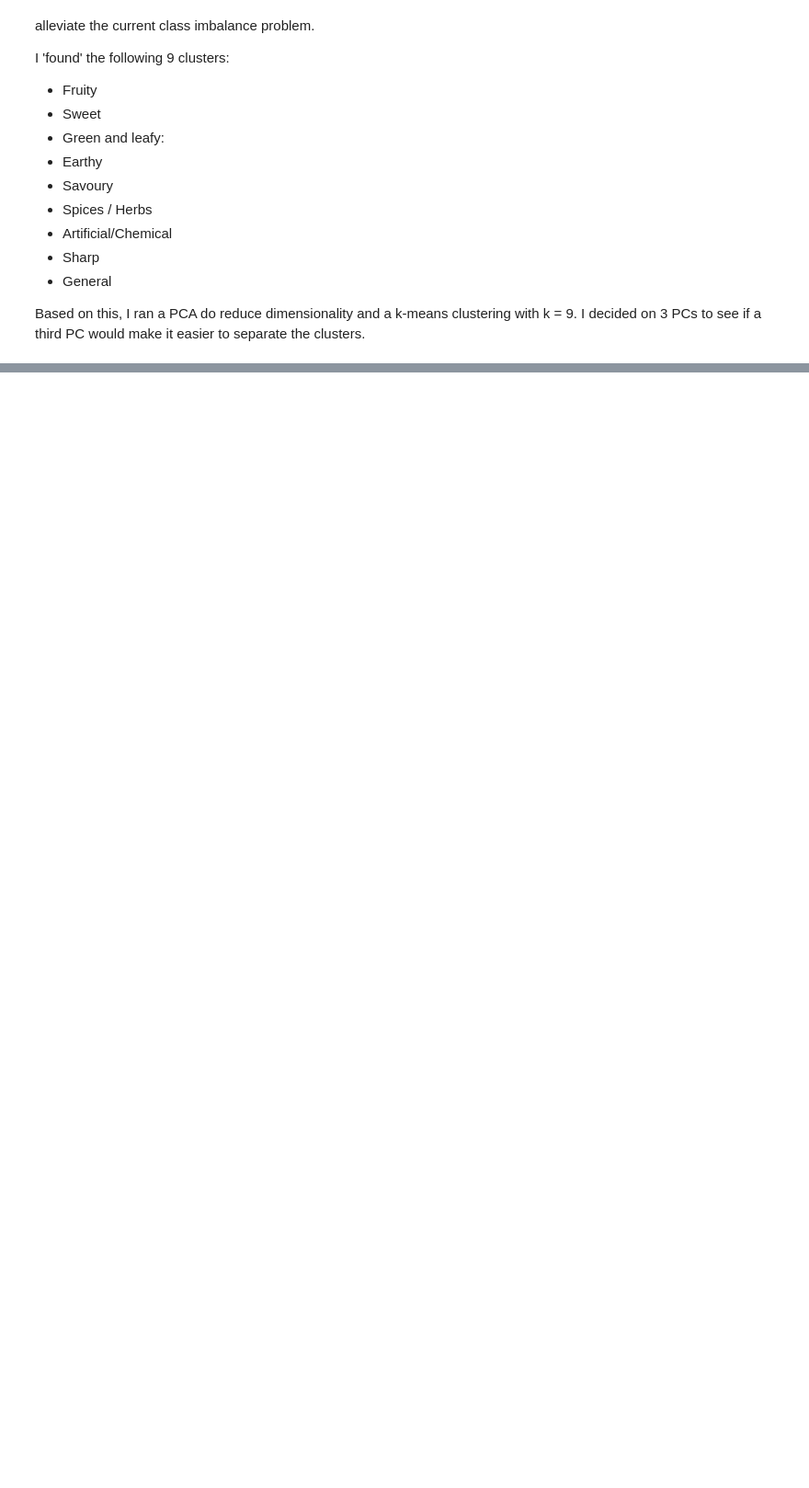
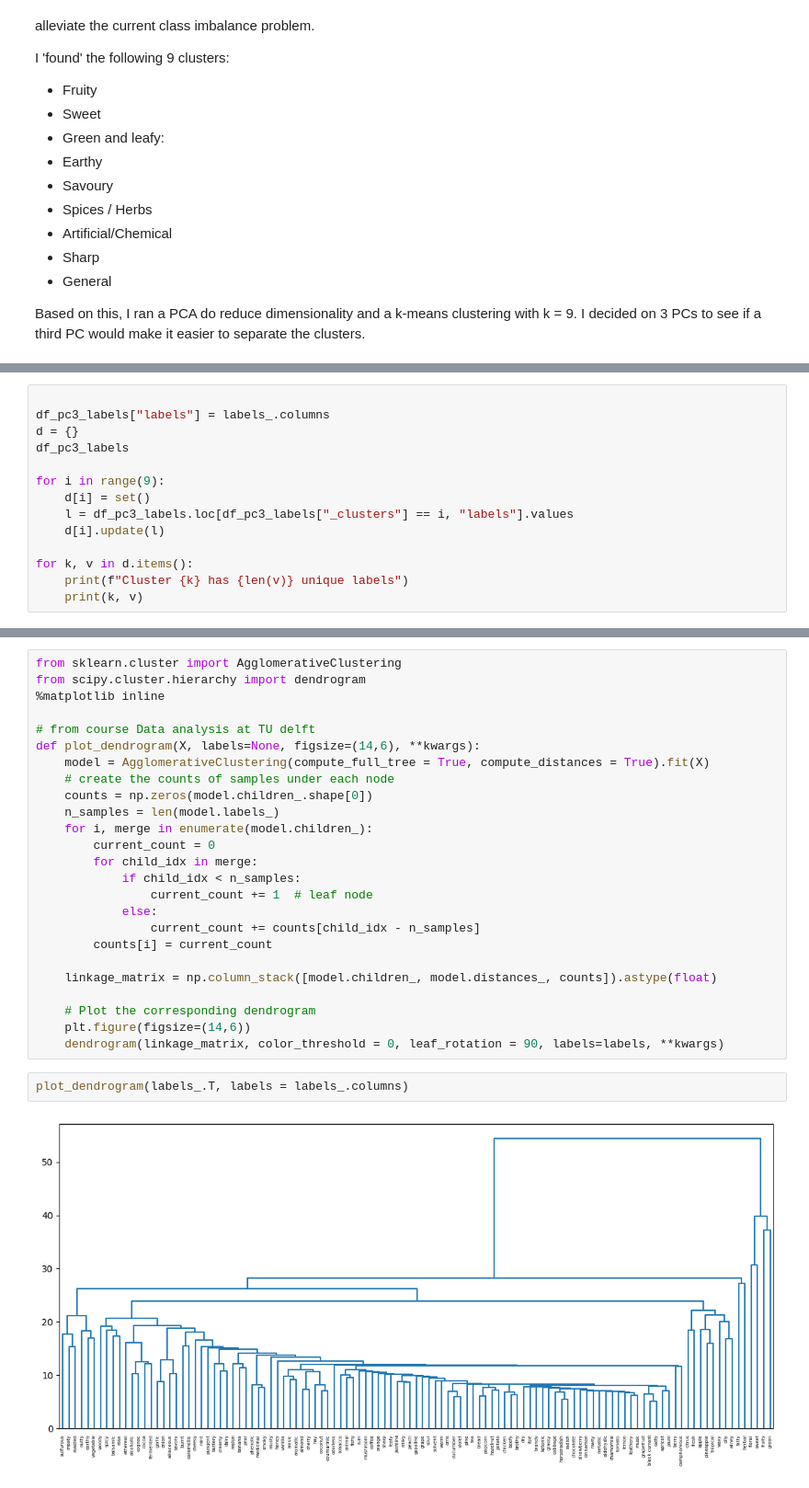
Before and after one commit to IOuadah/SML_Project, a Jupyter notebook: data_prep.ipynb, the cells around one changed output, grey strips where cells are left out. Shown: that part at 92% size. Saved outputs shown, nothing was run; the diff lists cells and outputs as text; blank space fills up the shorter version.

```diff
--- a/data_prep.ipynb
+++ b/data_prep.ipynb
@@ -267,0 +265,14 @@ plt.show()
+# %%
+
+df_pc3_labels["labels"] = labels_.columns
+d = {}
+df_pc3_labels
+
+for i in range(9):
+    d[i] = set()
+    l = df_pc3_labels.loc[df_pc3_labels["_clusters"] == i, "labels"].values
+    d[i].update(l)
+
+for k, v in d.items():
+    print(f"Cluster {k} has {len(v)} unique labels")
+    print(k, v)
@@ -267,0 +300,29 @@ plt.show()
+# %%
+from sklearn.cluster import AgglomerativeClustering
+from scipy.cluster.hierarchy import dendrogram
+%matplotlib inline
+
+# from course Data analysis at TU delft
+def plot_dendrogram(X, labels=None, figsize=(14,6), **kwargs):
+    model = AgglomerativeClustering(compute_full_tree = True, compute_distances = True).fit(X)
+    # create the counts of samples under each node
+    counts = np.zeros(model.children_.shape[0])
+    n_samples = len(model.labels_)
+    for i, merge in enumerate(model.children_):
+        current_count = 0
+        for child_idx in merge:
+            if child_idx < n_samples:
+                current_count += 1  # leaf node
+            else:
+                current_count += counts[child_idx - n_samples]
+        counts[i] = current_count
+
+    linkage_matrix = np.column_stack([model.children_, model.distances_, counts]).astype(float)
+
+    # Plot the corresponding dendrogram
+    plt.figure(figsize=(14,6))
+    dendrogram(linkage_matrix, color_threshold = 0, leaf_rotation = 90, labels=labels, **kwargs)
+# %%
+plot_dendrogram(labels_.T, labels = labels_.columns)
+# %% [output]
+[figure, added]
```
Also changed, not shown: parts of 10 cells of this notebook.
